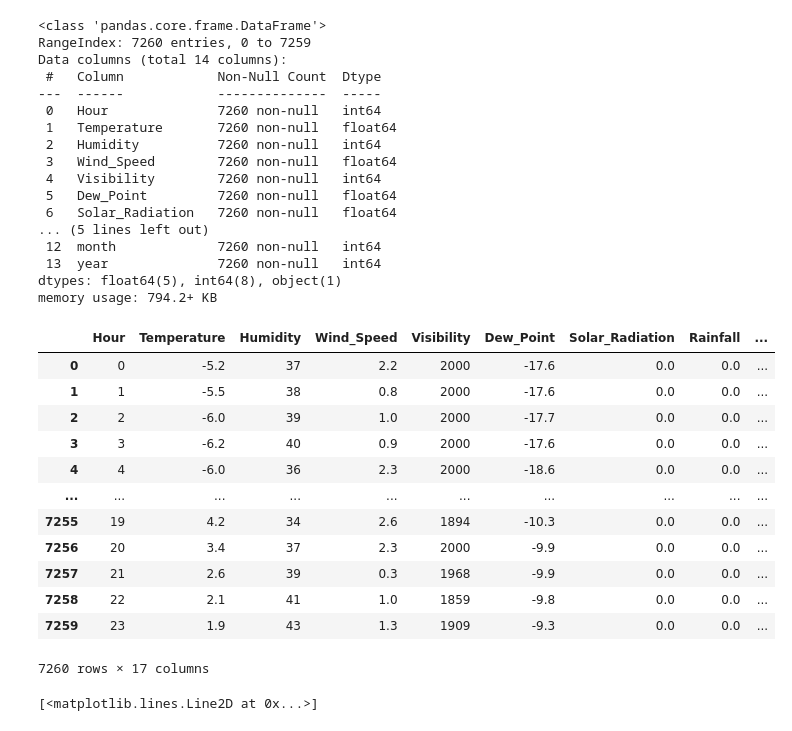
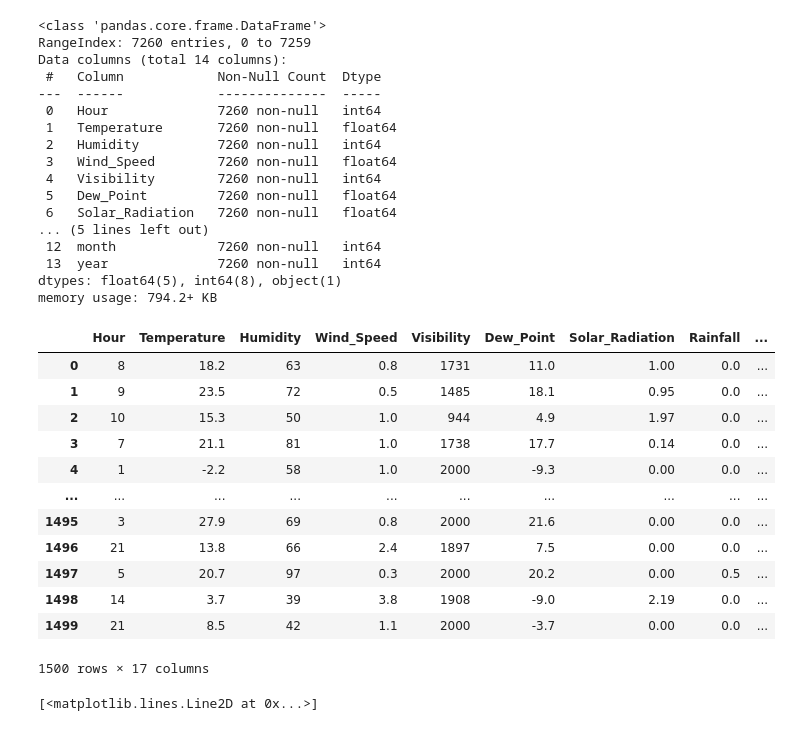
Before and after one commit to Belal-AI/Parking-recommendation-system-Autonomous-Vehicle-Movapkg-, a Jupyter notebook: ML_model_Recommender_last.ipynb, the cells around one changed output. Saved outputs shown, nothing was run; the diff lists cells and outputs as text; code cells hidden in the pictures.

```diff
--- a/ML_model_Recommender_last.ipynb
+++ b/ML_model_Recommender_last.ipynb
@@ -113,11 +113,16 @@ memory usage: 907.6+ KB
 data.drop('Bikes_Rented',inplace=True,axis=1)
 # %%
 data.drop('Snowfall',inplace=True,axis=1)
+test.drop('Snowfall',inplace=True,axis=1)
 # %%
 data['day']=np.int64(data['day'])
+test['day']=np.int64(test['day'])
 # %%
 data['month']=np.int64(data['month'])
 data['year']=np.int64(data['year'])
+
+test['month']=np.int64(test['month'])
+test['year']=np.int64(test['year'])
 # %%
 data.info()
 # %% [output]
@@ -140,22 +145,23 @@ dtypes: float64(5), int64(8), object(1)
 memory usage: 794.2+ KB
 # %%
 data=pd.get_dummies(data=data)
+test=pd.get_dummies(data=test)
-# %%
-data
-# %% [output]
-|  | Hour | Temperature | Humidity | Wind_Speed | Visibility | Dew_Point | Solar_Radiation | Rainfall | ... |
-| 0 | 0 | -5.2 | 37 | 2.2 | 2000 | -17.6 | 0.0 | 0.0 | ... |
-| 1 | 1 | -5.5 | 38 | 0.8 | 2000 | -17.6 | 0.0 | 0.0 | ... |
-| 2 | 2 | -6.0 | 39 | 1.0 | 2000 | -17.7 | 0.0 | 0.0 | ... |
-| 3 | 3 | -6.2 | 40 | 0.9 | 2000 | -17.6 | 0.0 | 0.0 | ... |
-| 4 | 4 | -6.0 | 36 | 2.3 | 2000 | -18.6 | 0.0 | 0.0 | ... |
-| ... | ... | ... | ... | ... | ... | ... | ... | ... | ... |
-| 7255 | 19 | 4.2 | 34 | 2.6 | 1894 | -10.3 | 0.0 | 0.0 | ... |
-| 7256 | 20 | 3.4 | 37 | 2.3 | 2000 | -9.9 | 0.0 | 0.0 | ... |
-| 7257 | 21 | 2.6 | 39 | 0.3 | 1968 | -9.9 | 0.0 | 0.0 | ... |
-| 7258 | 22 | 2.1 | 41 | 1.0 | 1859 | -9.8 | 0.0 | 0.0 | ... |
-| 7259 | 23 | 1.9 | 43 | 1.3 | 1909 | -9.3 | 0.0 | 0.0 | ... |
-7260 rows × 17 columns
+# %%
+test
+# %% [output]
+|  | Hour | Temperature | Humidity | Wind_Speed | Visibility | Dew_Point | Solar_Radiation | Rainfall | ... |
+| 0 | 8 | 18.2 | 63 | 0.8 | 1731 | 11.0 | 1.00 | 0.0 | ... |
+| 1 | 9 | 23.5 | 72 | 0.5 | 1485 | 18.1 | 0.95 | 0.0 | ... |
+| 2 | 10 | 15.3 | 50 | 1.0 | 944 | 4.9 | 1.97 | 0.0 | ... |
+| 3 | 7 | 21.1 | 81 | 1.0 | 1738 | 17.7 | 0.14 | 0.0 | ... |
+| 4 | 1 | -2.2 | 58 | 1.0 | 2000 | -9.3 | 0.00 | 0.0 | ... |
+| ... | ... | ... | ... | ... | ... | ... | ... | ... | ... |
+| 1495 | 3 | 27.9 | 69 | 0.8 | 2000 | 21.6 | 0.00 | 0.0 | ... |
+| 1496 | 21 | 13.8 | 66 | 2.4 | 1897 | 7.5 | 0.00 | 0.0 | ... |
+| 1497 | 5 | 20.7 | 97 | 0.3 | 2000 | 20.2 | 0.00 | 0.5 | ... |
+| 1498 | 14 | 3.7 | 39 | 3.8 | 1908 | -9.0 | 2.19 | 0.0 | ... |
+| 1499 | 21 | 8.5 | 42 | 1.1 | 2000 | -3.7 | 0.00 | 0.0 | ... |
+1500 rows × 17 columns
 # %%
 wcss=[]
 for i in range(1,11):
```
Also changed, not shown: parts of 25 cells of this notebook.
